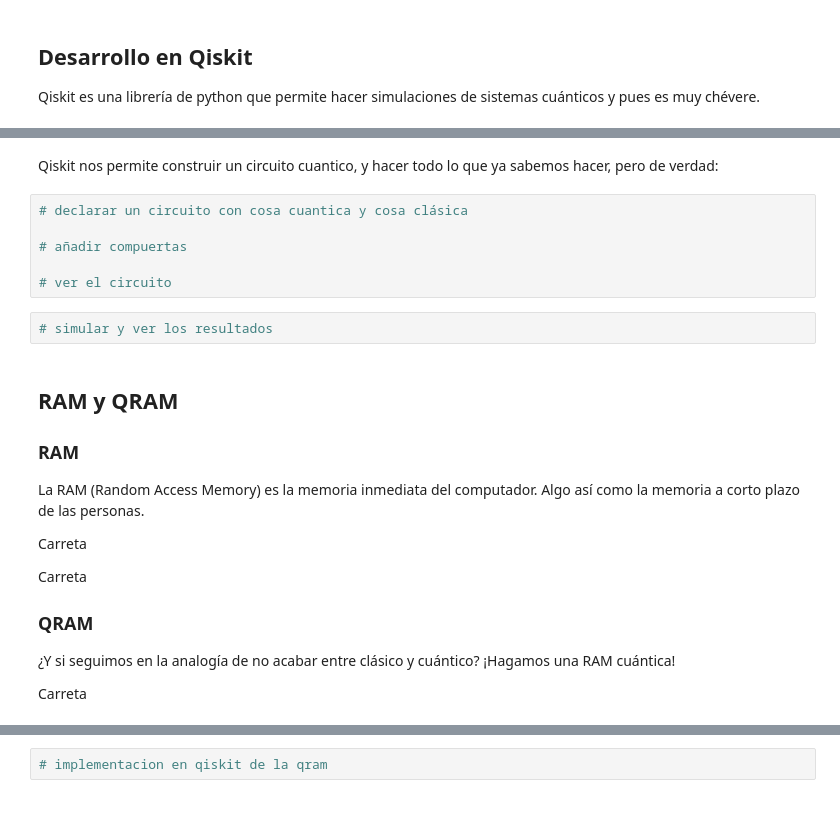
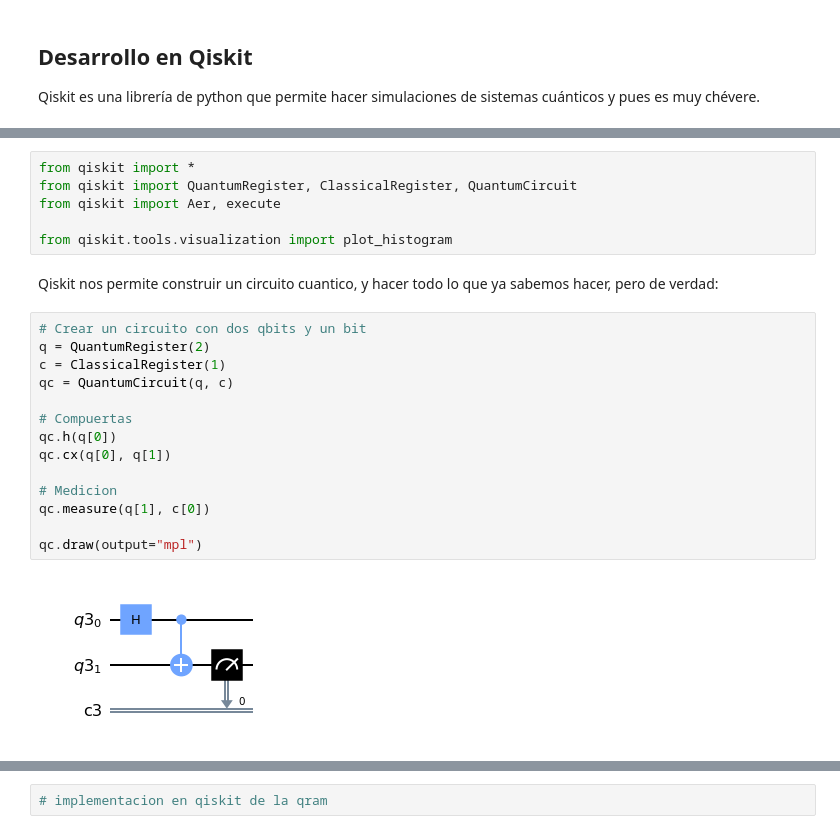
Before and after one commit to jpvanegasc/QCPresentation, a Jupyter notebook: Presentation.ipynb, the cells around one changed output, grey strips where cells are left out. Saved outputs shown, nothing was run; the diff lists cells and outputs as text.

```diff
--- a/Presentation.ipynb
+++ b/Presentation.ipynb
@@ -35,23 +32,24 @@ import qiskit
+# %%
+from qiskit import *
+from qiskit import QuantumRegister, ClassicalRegister, QuantumCircuit
+from qiskit import Aer, execute
+
+from qiskit.tools.visualization import plot_histogram
 # %% [markdown]
 Qiskit nos permite construir un circuito cuantico, y hacer todo lo que ya sabemos hacer, pero de verdad:
-# %%
-# declarar un circuito con cosa cuantica y cosa clásica
-
-# añadir compuertas
-
-# ver el circuito
-# %%
-# simular y ver los resultados
-# %% [markdown]
-## RAM y QRAM
-### RAM
-La RAM (Random Access Memory) es la memoria inmediata del computador. Algo así como la memoria a corto plazo de las personas.
-
-Carreta
-
-Carreta
-
-### QRAM
-¿Y si seguimos en la analogía de no acabar entre clásico y cuántico? ¡Hagamos una RAM cuántica!
-
-Carreta
+# %%
+# Crear un circuito con dos qbits y un bit
+q = QuantumRegister(2)
+c = ClassicalRegister(1)
+qc = QuantumCircuit(q, c)
+
+# Compuertas
+qc.h(q[0])
+qc.cx(q[0], q[1])
+
+# Medicion
+qc.measure(q[1], c[0])
+
+qc.draw(output="mpl")
+# %% [output]
+[figure, added]
```
Also changed, not shown: parts of 4 cells of this notebook.
